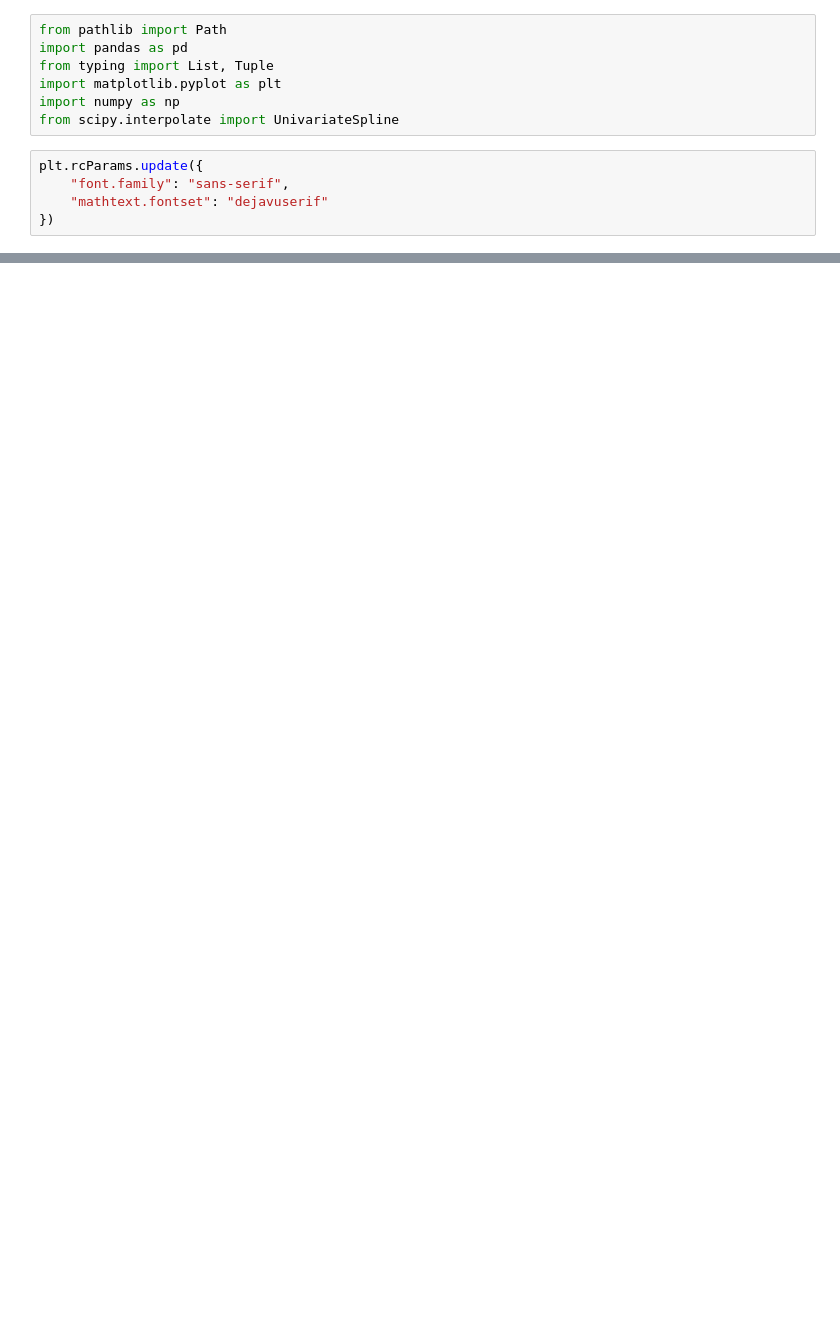
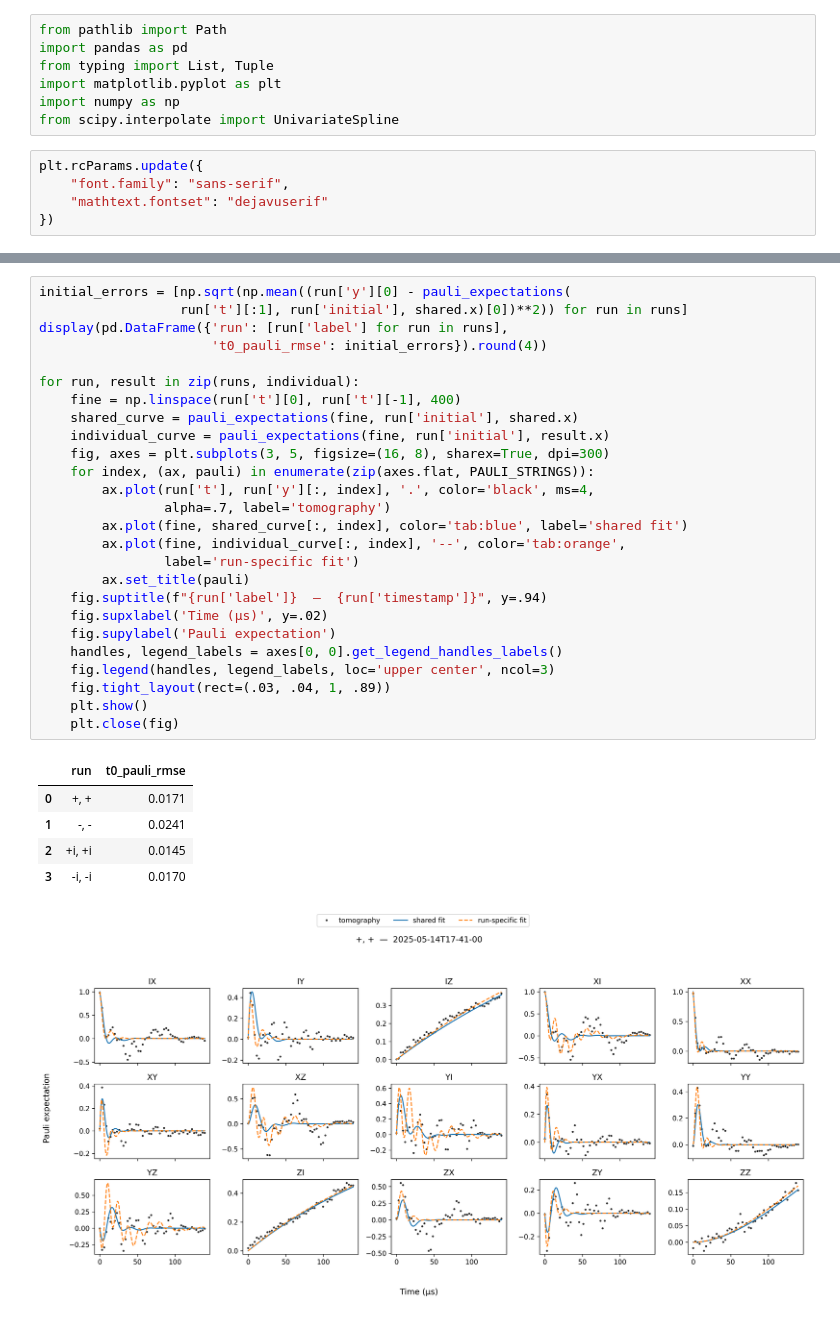
Before and after one commit to chuntse0514/Open-quantum-system-simulation, a Jupyter notebook: notebook/Quantum_mutual_info_visualize.ipynb, the cells around one changed output, grey strips where cells are left out. Saved outputs shown, nothing was run; the diff lists cells and outputs as text; blank space fills up the shorter version.

```diff
--- a/notebook/Quantum_mutual_info_visualize.ipynb
+++ b/notebook/Quantum_mutual_info_visualize.ipynb
@@ -300,0 +348,33 @@ plot_quantum_conditional_entropy(
+# %%
+initial_errors = [np.sqrt(np.mean((run['y'][0] - pauli_expectations(
+                  run['t'][:1], run['initial'], shared.x)[0])**2)) for run in runs]
+display(pd.DataFrame({'run': [run['label'] for run in runs],
+                      't0_pauli_rmse': initial_errors}).round(4))
+
+for run, result in zip(runs, individual):
+    fine = np.linspace(run['t'][0], run['t'][-1], 400)
+    shared_curve = pauli_expectations(fine, run['initial'], shared.x)
+    individual_curve = pauli_expectations(fine, run['initial'], result.x)
+    fig, axes = plt.subplots(3, 5, figsize=(16, 8), sharex=True, dpi=300)
+    for index, (ax, pauli) in enumerate(zip(axes.flat, PAULI_STRINGS)):
+        ax.plot(run['t'], run['y'][:, index], '.', color='black', ms=4,
+                alpha=.7, label='tomography')
+        ax.plot(fine, shared_curve[:, index], color='tab:blue', label='shared fit')
+        ax.plot(fine, individual_curve[:, index], '--', color='tab:orange',
+                label='run-specific fit')
+        ax.set_title(pauli)
+    fig.suptitle(f"{run['label']}  —  {run['timestamp']}", y=.94)
+    fig.supxlabel('Time (µs)', y=.02)
+    fig.supylabel('Pauli expectation')
+    handles, legend_labels = axes[0, 0].get_legend_handles_labels()
+    fig.legend(handles, legend_labels, loc='upper center', ncol=3)
+    fig.tight_layout(rect=(.03, .04, 1, .89))
+    plt.show()
+    plt.close(fig)
+# %% [output]
+|  | run | t0_pauli_rmse |
+| 0 | +, + | 0.0171 |
+| 1 | -, - | 0.0241 |
+| 2 | +i, +i | 0.0145 |
+| 3 | -i, -i | 0.0170 |
+[figure, added]
```
Also changed, not shown: parts of 10 cells of this notebook, 32 other files.
